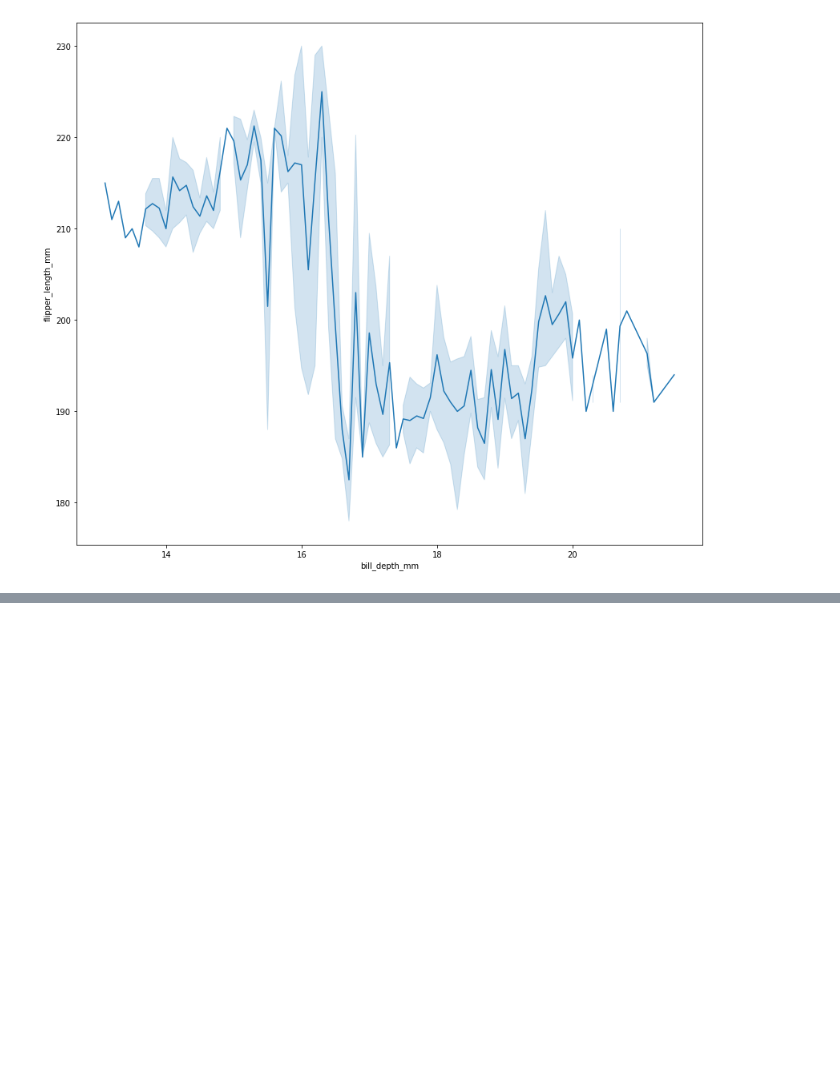
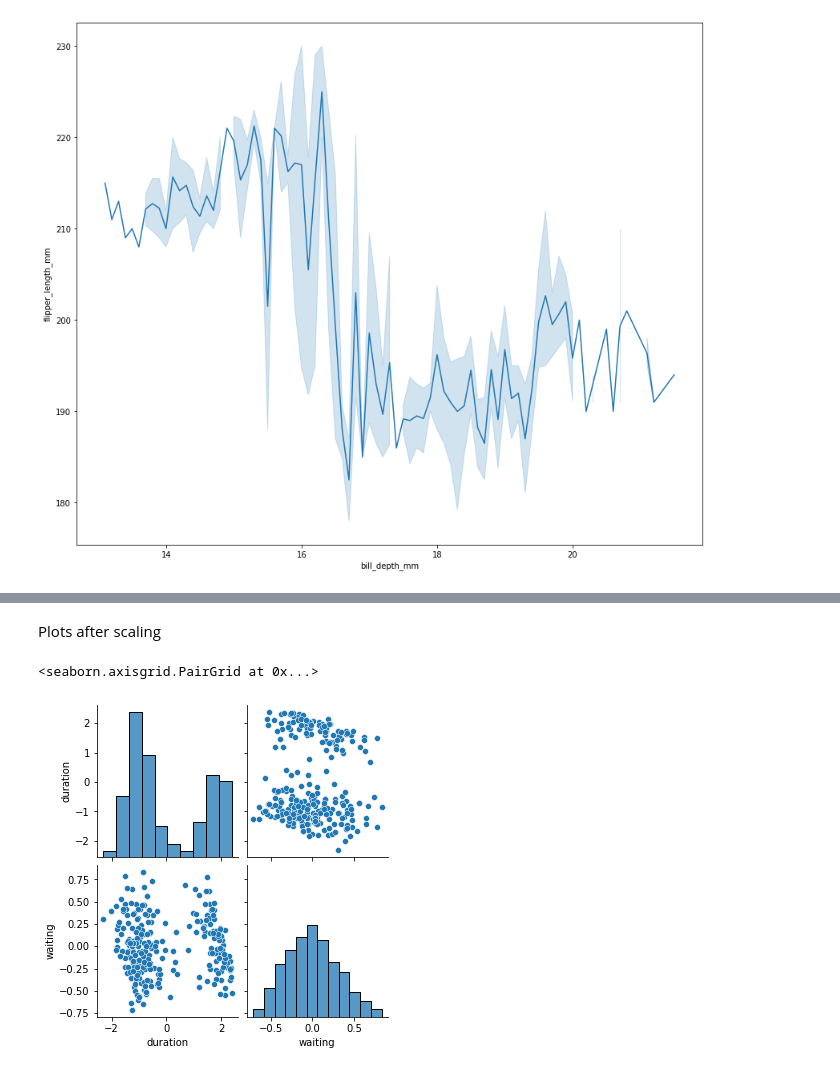
Before and after one commit to mKozik7/Data_Analytics, a Jupyter notebook: task1.ipynb, the cells around one changed output, grey strips where cells are left out. Cells and saved outputs as stored; diff of their text form; code cells hidden in the pictures; blank space fills up the shorter version.

```diff
--- a/task1.ipynb
+++ b/task1.ipynb
@@ -41,0 +115,5 @@ Text(0.5, 1.0, '')
+# %%
+XS.shape
+transformed_proj = pca.transform(XS)
+# %%
+d = pd.DataFrame(transformed_proj,columns=['duration', 'waiting'])
@@ -41,0 +140,7 @@ Text(0.5, 1.0, '')
+# %% [markdown]
+Plots after scaling
+# %%
+sns.pairplot(d)
+# %% [output]
+<seaborn.axisgrid.PairGrid at 0x...>
+[figure, added]
```
Also changed, not shown: parts of 16 cells of this notebook.
